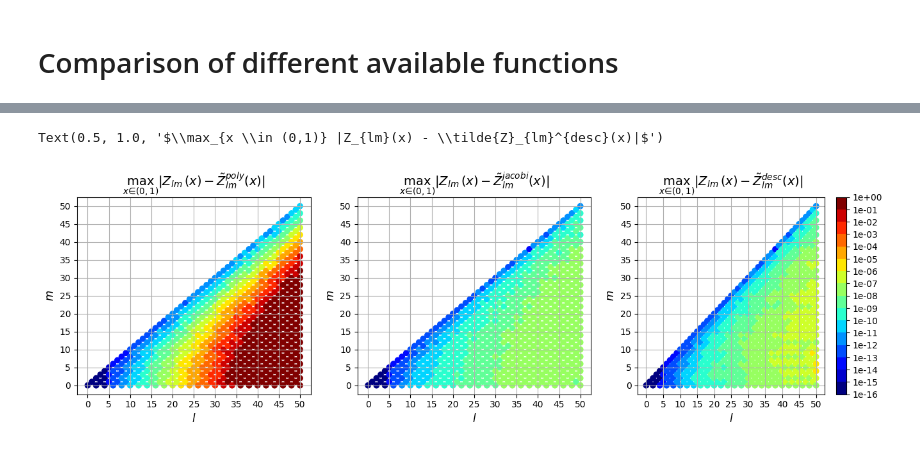
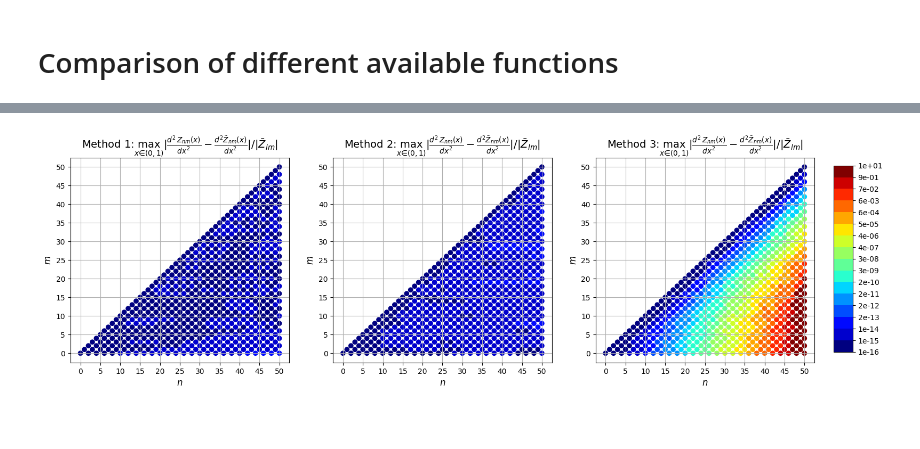
Before and after one commit to PlasmaControl/FastZernike, a Jupyter notebook: notebooks/benchmarks.ipynb, the cells around one changed output, grey strips where cells are left out. Cells and saved outputs as stored; diff of their text form; code cells hidden in the pictures; blank space fills up the shorter version.

Commit message:
add plotting function for comparison

```diff
--- a/notebooks/benchmarks.ipynb
+++ b/notebooks/benchmarks.ipynb
@@ -257,55 +88,7 @@ Text(0.5, 1.0, '$\\max_{x \\in (0,1)} |Z_{lm}(x) - \\tilde{Z}_{lm}^{desc}(x)|$')
-# %%
-fig, ax = plt.subplots(1, 3, squeeze=True, figsize=(16, 4))
-im = ax[0].scatter(
-    basis.modes[:, 0],
-    basis.modes[:, 1],
-    c=np.max(abs(zp3 - zt3), axis=0),
-    norm=norm,
-    cmap=cmap,
-)
-im = ax[1].scatter(
-    basis.modes[:, 0],
-    basis.modes[:, 1],
-    c=np.max(abs(zr3 - zt3), axis=0),
-    norm=norm,
-    cmap=cmap,
-)
-im = ax[2].scatter(
-    basis.modes[:, 0],
-    basis.modes[:, 1],
-    c=np.max(abs(zd3 - zt3), axis=0),
-    norm=norm,
-    cmap=cmap,
-)
-cbar = fig.colorbar(im, ticks=bounds)
-cbar.ax.set_yticklabels(["{:.0e}".format(foo) for foo in bounds])
-ax[0].grid(True)
-ax[1].grid(True)
-ax[2].grid(True)
-ax[0].set_xticks(np.arange(0, res+1, 5))
-ax[0].set_yticks(np.arange(0, res+1, 5))
-ax[1].set_xticks(np.arange(0, res+1, 5))
-ax[1].set_yticks(np.arange(0, res+1, 5))
-ax[2].set_xticks(np.arange(0, res+1, 5))
-ax[2].set_yticks(np.arange(0, res+1, 5))
-ax[0].set_xlabel("$l$", fontsize=12)
-ax[0].set_ylabel("$m$", fontsize=12)
-ax[1].set_xlabel("$l$", fontsize=12)
-ax[1].set_ylabel("$m$", fontsize=12)
-ax[2].set_xlabel("$l$", fontsize=12)
-ax[2].set_ylabel("$m$", fontsize=12)
-ax[0].set_title(
-    "$\\max_{x \\in (0,1)} |Z_{lm}(x) - \\tilde{Z}_{lm}^{poly}(x)|$", fontsize=14
-)
-ax[1].set_title(
-    "$\\max_{x \\in (0,1)} |Z_{lm}(x) - \\tilde{Z}_{lm}^{jacobi}(x)|$", fontsize=14
-)
-ax[2].set_title(
-    "$\\max_{x \\in (0,1)} |Z_{lm}(x) - \\tilde{Z}_{lm}^{desc}(x)|$", fontsize=14
-)
-# %% [output]
-Text(0.5, 1.0, '$\\max_{x \\in (0,1)} |Z_{lm}(x) - \\tilde{Z}_{lm}^{desc}(x)|$')
-[figure, removed]
+# %%
+plot_comparison(zt0, (zr0, zd0, zp0), basis, 2, "relative")
+# %% [output]
+[figure, added]
 # %%
 import jax
 def fun1(basis, r):
```
Also changed, not shown: parts of 6 cells of this notebook, 1 other file.
